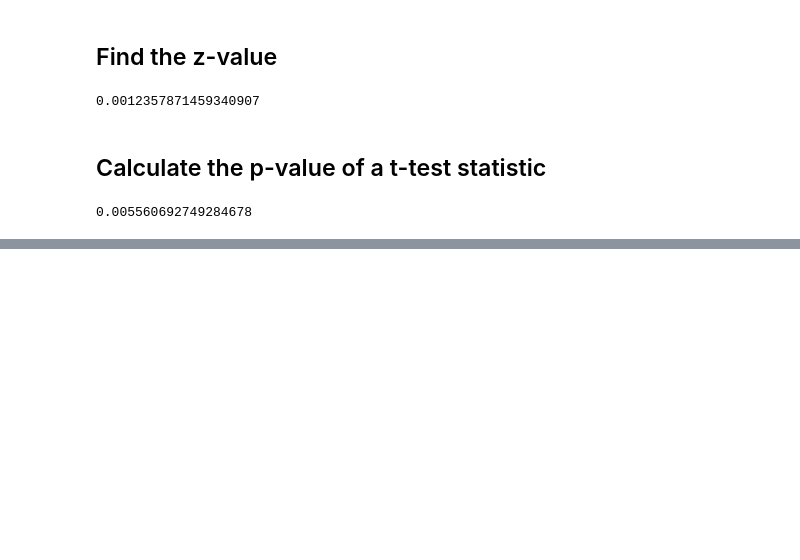
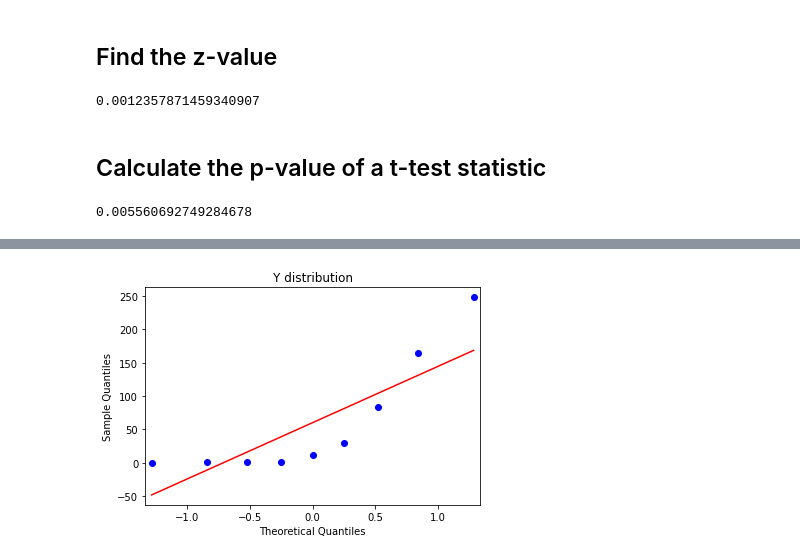
Before and after one commit to ricardopicon/Data-Analysis-Computation, a Jupyter notebook: Module-1.ipynb, the cells around one changed output, grey strips where cells are left out. Saved outputs shown, nothing was run; the diff lists cells and outputs as text; code cells hidden in the pictures; blank space fills up the shorter version.

```diff
--- a/Module-1.ipynb
+++ b/Module-1.ipynb
@@ -45,0 +118,6 @@ p_value
+# %%
+sm.qqplot(Ys, line='s')
+plt.title("Y distribution")
+plt.show()
+# %% [output]
+[figure, added]
```
Also changed, not shown: parts of 49 cells of this notebook, 2 other files.
